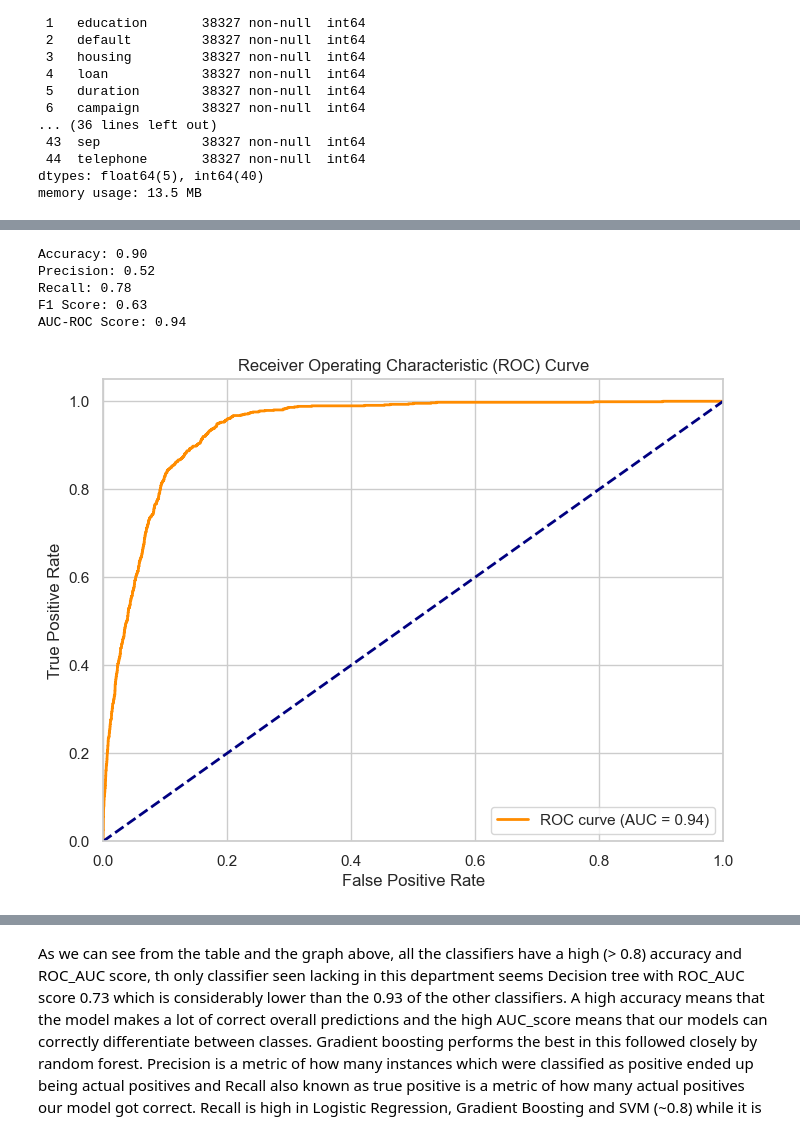
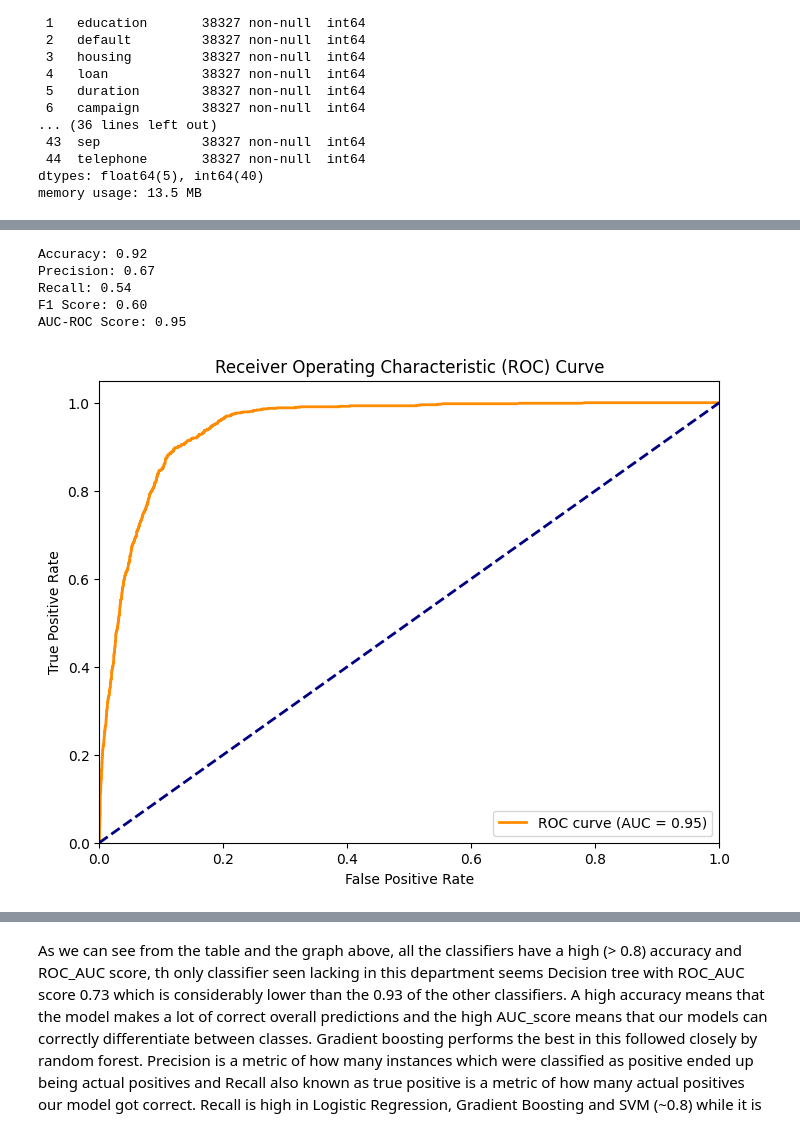
Before and after one commit to DinIskakov/Bank-Marketing, a Jupyter notebook: hw.ipynb, the cells around one changed output, grey strips where cells are left out. Drawn from its saved outputs; the diff is of its cells as text; code cells hidden in the pictures.

```diff
--- a/hw.ipynb
+++ b/hw.ipynb
@@ -428,7 +435,7 @@ from sklearn.linear_model import LogisticRegression
 #scaling fixed it but applying smote made our model too heavy for max_iter = 120 so a custom one was used to make it finish converging
 
 model = LogisticRegression(random_state=42, max_iter=120)
-model.fit(x_train_smote, y_train_smote)
+model.fit(X_train_scaled, y_train)
 
 
 # Make predictions on the test set
@@ -447,7 +454,7 @@ AUC-ROC Score: 0.94
 from sklearn.tree import DecisionTreeClassifier
 
 clf = DecisionTreeClassifier()
-clf.fit(x_train_smote, y_train_smote)
+clf.fit(X_train_scaled, y_train)
 
 y_pred_tree = clf.predict(X_test_scaled)
 probabilities = clf.predict_proba(X_test_scaled)
@@ -466,7 +473,7 @@ from sklearn.ensemble import RandomForestClassifier
 
 
 rf_clf = RandomForestClassifier(n_estimators=100, random_state=42)
-rf_clf.fit(x_train_smote, y_train_smote)
+rf_clf.fit(X_train_scaled, y_train)
 
 # Make predictions on the test set
 y_pred_forest = rf_clf.predict(X_test_scaled)
@@ -482,23 +489,23 @@ AUC-ROC Score: 0.94
 # %%
 #Gradient boosting
 #It is a distance based algorithm so therefore scaled data should be used if we want to have an accurate model
 from sklearn.ensemble import GradientBoostingClassifier
 
 gb_clf = GradientBoostingClassifier(random_state=42)
-gb_clf.fit(x_train_smote, y_train_smote)
+gb_clf.fit(X_train_scaled, y_train)
 
 # Step 3: Make predictions and validate
 y_pred_gb = gb_clf.predict(X_test_scaled)
 probabilities = gb_clf.predict_proba(X_test_scaled)
 
 getStats(y_test, y_pred_gb, probabilities)
 # %% [output]
-Accuracy: 0.90
-Precision: 0.52
-Recall: 0.78
-F1 Score: 0.63
-AUC-ROC Score: 0.94
+Accuracy: 0.92
+Precision: 0.67
+Recall: 0.54
+F1 Score: 0.60
+AUC-ROC Score: 0.95
-[figure, old version]
+[figure, new version]
 # %%
 #Support Vector Machine (SVM)
 #It is a distance based algorithm so therefore scaled data should be used if we want to have an accurate model
```
Also changed, not shown: parts of 17 cells of this notebook, 1 other file.
